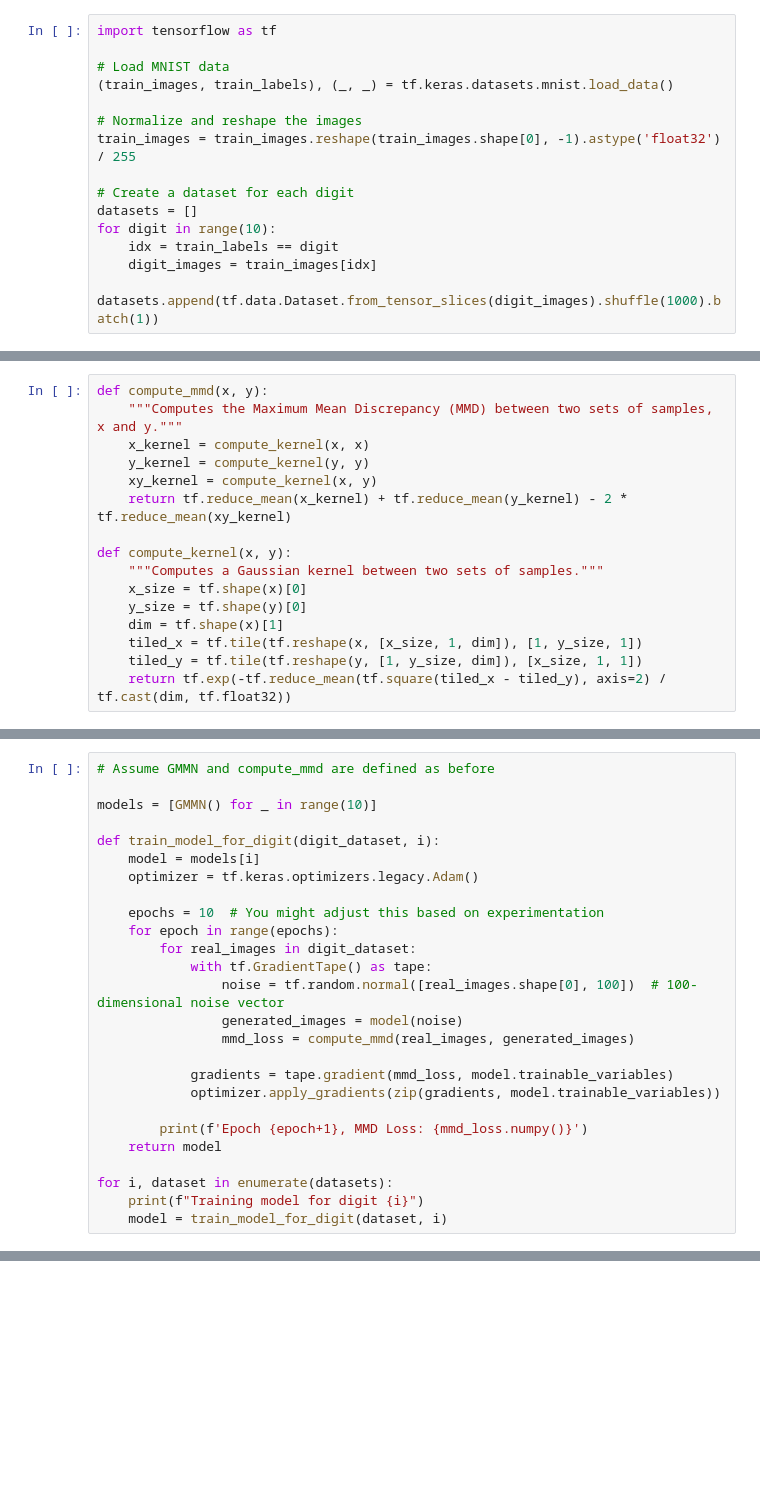
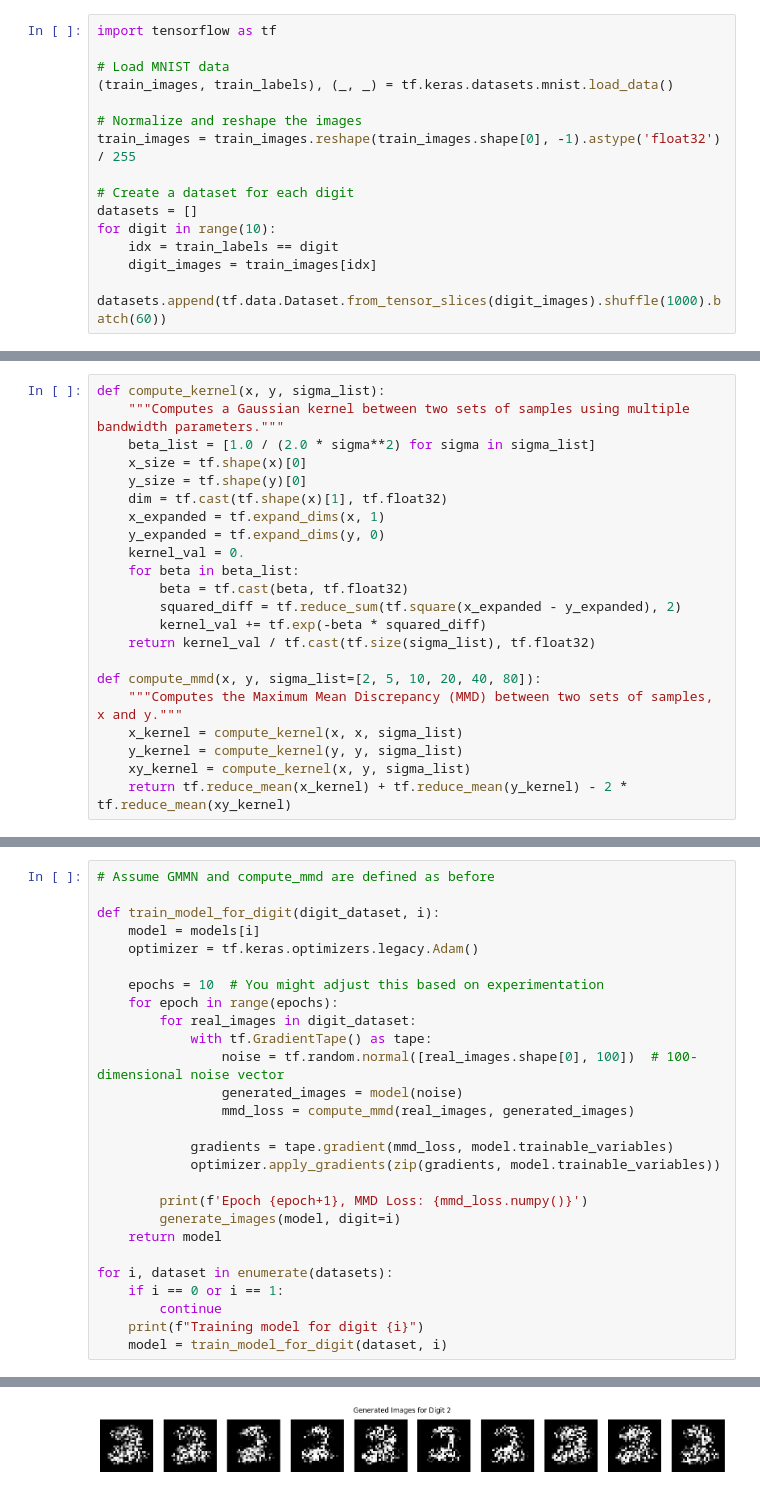
Before and after one commit to alfredbackhouse/3rd-year-project, a Jupyter notebook: gmmn_model.ipynb, the cells around one changed output, grey strips where cells are left out. Saved outputs shown, nothing was run; the diff lists cells and outputs as text; blank space fills up the shorter version.

Commit message:
gmmn for ca

```diff
--- a/gmmn_model.ipynb
+++ b/gmmn_model.ipynb
@@ -12,7 +12,7 @@ datasets = []
 for digit in range(10):
     idx = train_labels == digit
     digit_images = train_images[idx]
-    datasets.append(tf.data.Dataset.from_tensor_slices(digit_images).shuffle(1000).batch(1))
+    datasets.append(tf.data.Dataset.from_tensor_slices(digit_images).shuffle(1000).batch(60))
 # %%
 class GMMN(tf.keras.Model):
     def __init__(self):
@@ -27,17 +29,23 @@ class GMMN(tf.keras.Model):
         return self.dense4(x)
-# %%
-def compute_mmd(x, y):
-    """Computes the Maximum Mean Discrepancy (MMD) between two sets of samples, x and y."""
-    x_kernel = compute_kernel(x, x)
-    y_kernel = compute_kernel(y, y)
-    xy_kernel = compute_kernel(x, y)
-    return tf.reduce_mean(x_kernel) + tf.reduce_mean(y_kernel) - 2 * tf.reduce_mean(xy_kernel)
-
-def compute_kernel(x, y):
-    """Computes a Gaussian kernel between two sets of samples."""
-    x_size = tf.shape(x)[0]
-    y_size = tf.shape(y)[0]
-    dim = tf.shape(x)[1]
-    tiled_x = tf.tile(tf.reshape(x, [x_size, 1, dim]), [1, y_size, 1])
-    tiled_y = tf.tile(tf.reshape(y, [1, y_size, dim]), [x_size, 1, 1])
-    return tf.exp(-tf.reduce_mean(tf.square(tiled_x - tiled_y), axis=2) / tf.cast(dim, tf.float32))
+# %%
+def compute_kernel(x, y, sigma_list):
+    """Computes a Gaussian kernel between two sets of samples using multiple bandwidth parameters."""
+    beta_list = [1.0 / (2.0 * sigma**2) for sigma in sigma_list]
+    x_size = tf.shape(x)[0]
+    y_size = tf.shape(y)[0]
+    dim = tf.cast(tf.shape(x)[1], tf.float32)
+    x_expanded = tf.expand_dims(x, 1)
+    y_expanded = tf.expand_dims(y, 0)
+    kernel_val = 0.
+    for beta in beta_list:
+        beta = tf.cast(beta, tf.float32)
+        squared_diff = tf.reduce_sum(tf.square(x_expanded - y_expanded), 2)
+        kernel_val += tf.exp(-beta * squared_diff)
+    return kernel_val / tf.cast(tf.size(sigma_list), tf.float32)
+
+def compute_mmd(x, y, sigma_list=[2, 5, 10, 20, 40, 80]):
+    """Computes the Maximum Mean Discrepancy (MMD) between two sets of samples, x and y."""
+    x_kernel = compute_kernel(x, x, sigma_list)
+    y_kernel = compute_kernel(y, y, sigma_list)
+    xy_kernel = compute_kernel(x, y, sigma_list)
+    return tf.reduce_mean(x_kernel) + tf.reduce_mean(y_kernel) - 2 * tf.reduce_mean(xy_kernel)
@@ -44,7 +79,5 @@ def compute_kernel(x, y):
 # %%
 # Assume GMMN and compute_mmd are defined as before
-
-models = [GMMN() for _ in range(10)]
 
 def train_model_for_digit(digit_dataset, i):
     model = models[i]
@@ -62,9 +95,12 @@ def train_model_for_digit(digit_dataset, i):
             optimizer.apply_gradients(zip(gradients, model.trainable_variables))
 
         print(f'Epoch {epoch+1}, MMD Loss: {mmd_loss.numpy()}')
+        generate_images(model, digit=i)
     return model
 
 for i, dataset in enumerate(datasets):
+    if i == 0 or i == 1:
+        continue
     print(f"Training model for digit {i}")
     model = train_model_for_digit(dataset, i)
 # %% [output]
@@ -71,0 +109 @@ Training model for digit 0
+[figure, added]
```
Also changed, not shown: parts of 5 cells of this notebook, 1 other file.
